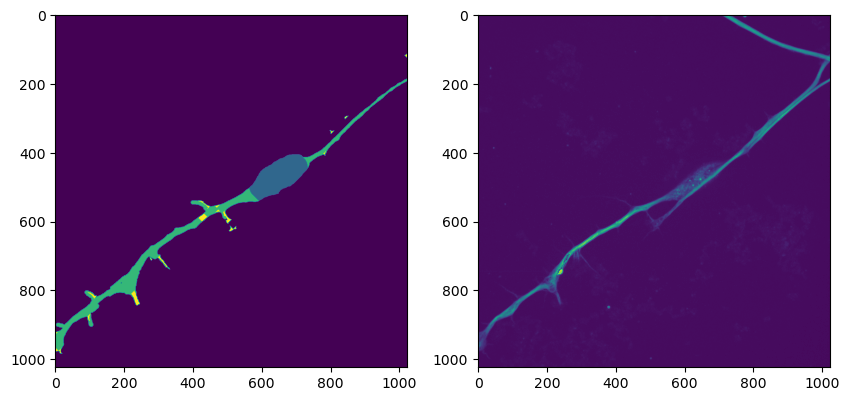
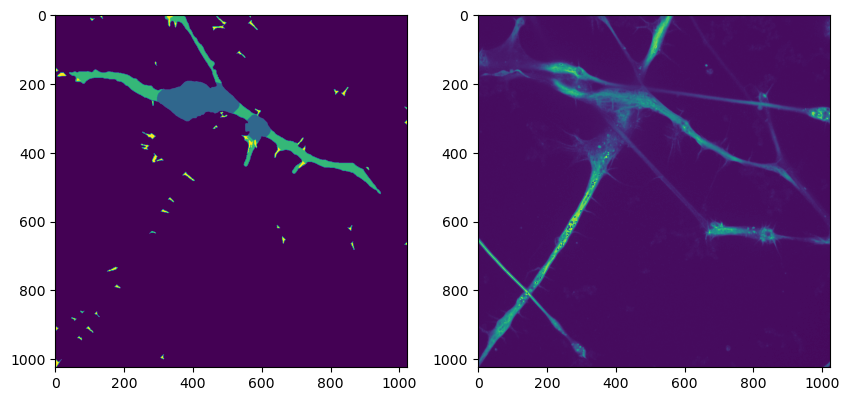
Code edit (unified diff) that turned the first committed figure into the second:
--- before
+++ after
@@ -1,3 +1,3 @@
 fig, ax = plt.subplots(1,2, figsize = (10, 8))
-ax[0].imshow(mask_compartments[27])
-ax[1].imshow(merged_images[27])
+ax[0].imshow(mask_compartments[17])
+ax[1].imshow(merged_images[17])

Commit: Full notebook for extracting cell comp info